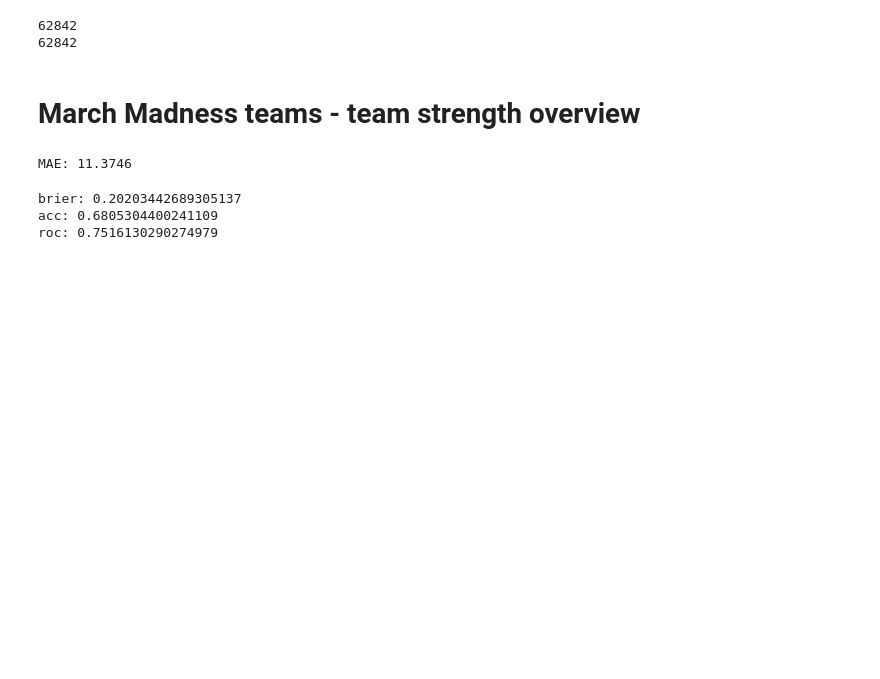
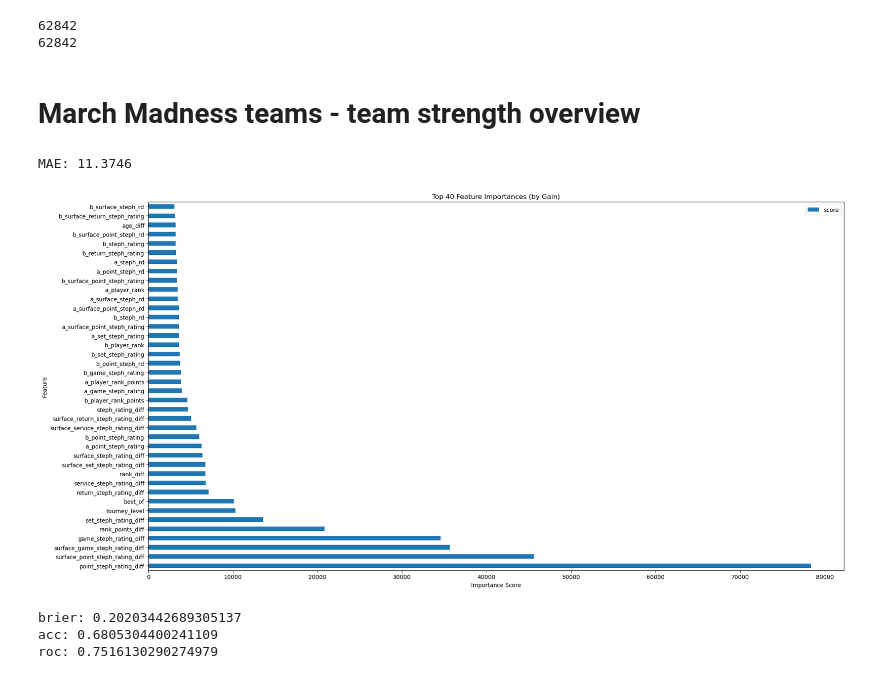
Before and after one commit to dsw225/TennisPredictionModel, a Jupyter notebook: breakpoint/analyzers/New/Top_XGBoost.ipynb, the cells around one changed output. Drawn from its saved outputs; the diff is of its cells as text; code cells hidden in the pictures; blank space fills up the shorter version.

Commit message:
Feature importance test

```diff
--- a/breakpoint/analyzers/New/Top_XGBoost.ipynb
+++ b/breakpoint/analyzers/New/Top_XGBoost.ipynb
@@ -182,34 +182,47 @@ num_rounds = 1000
 
 # models = {}
 oof_mae = []
 oof_preds = []
 oof_targets = []
 
 x_train, x_val, y_train, y_val, idx_train, idx_val = train_test_split(
     X, y, df.index, test_size=0.2, random_state=42
 )
 
 
 # Training
 dtrain = xgb.DMatrix(x_train, label=y_train)
 dval = xgb.DMatrix(x_val, label=y_val)
 model = xgb.train(
     params=param,
     dtrain=dtrain,
     num_boost_round=num_rounds,
     obj = cauchyobj #Test further
-    )
+)
 
 # Predictions
 preds = model.predict(dval)
 mae = mean_absolute_error(y_val, preds)
 print(f'MAE: {mae:.4f}')
 
 # Store out-of-fold results
 oof_preds = np.array(preds)
 oof_targets = np.array(y_val)
+
+# Map feature importance keys (like 'f0', 'f1', ...) to actual column names
+feature_mapping = {f'f{index}': name for index, name in enumerate(features)}
+feature_importance = model.get_score(importance_type='gain')
+
+# Convert to readable names
+readable_importance = {feature_mapping[k]: v for k, v in feature_importance.items()}
+
+# Convert to DataFrame and plot
+data = pd.DataFrame.from_dict(readable_importance, orient='index', columns=['score'])
+data = data.sort_values(by="score", ascending=False)
+data.nlargest(40, columns="score").plot(kind='barh', figsize=(20, 10))
 # %% [output]
 MAE: 11.3746
+[figure, added]
 # %%
 t = 30
 
```
Also changed, not shown: 1 other file.
